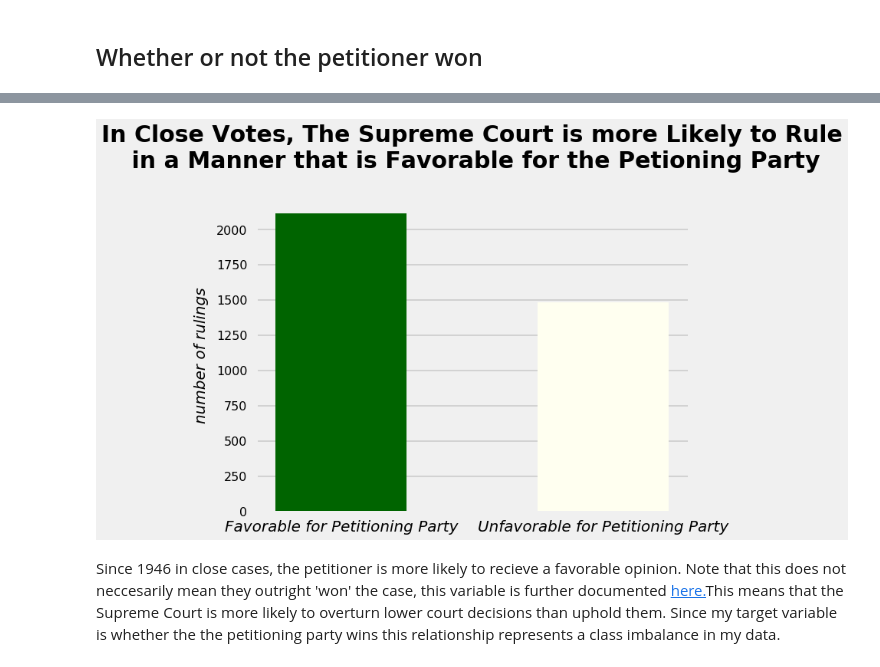
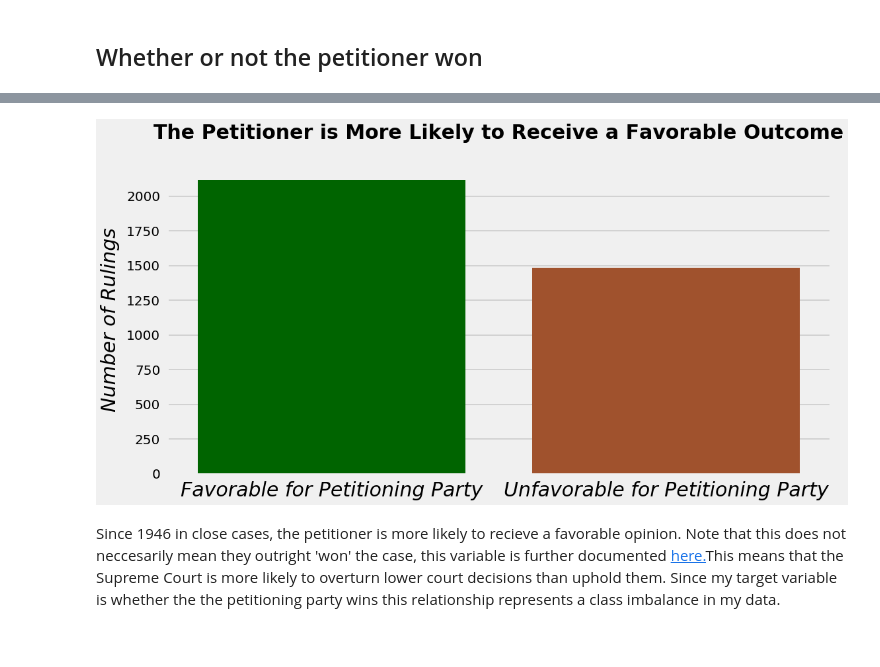
Before and after one commit to acoco10/supreme_court_predictor, a Jupyter notebook: notebooks/SC_Predictor_EDA_notebook.ipynb, the cells around one changed output, grey strips where cells are left out. Drawn from its saved outputs; the diff is of its cells as text; code cells hidden in the pictures.

```diff
--- a/notebooks/SC_Predictor_EDA_notebook.ipynb
+++ b/notebooks/SC_Predictor_EDA_notebook.ipynb
@@ -82,20 +83,21 @@ df2.partyWinning.value_counts()/len(df2) #the target variables
 Name: partyWinning, dtype: float64
 # %%
-plt.figure(figsize = (9, 7)) #figure
+plt.figure(figsize = (16, 8)) #figure
 outcome = ['Favorable for Petitioning Party', 'Unfavorable for Petitioning Party']#labels
 count = [2116, 1486]#data
-colors2 = ('darkgreen', 'ivory')#custom color pallete
-plt.bar(outcome, count, color = colors2, width = .5)#plot
-plt.title('In Close Votes, The Supreme Court is more Likely to Rule\n in a Manner that is Favorable for the Petioning Party',
+colors2 = ('darkgreen', 'sienna')#custom color pallete
+plt.bar(outcome, count, color = colors2 )#plot
+plt.title('The Petitioner is More Likely to Receive a Favorable Outcome',
           fontweight ='bold', size = 30, pad = 40, loc = 'center')# title
 #style tweaks
-plt.ylabel("number of rulings", size = 20, labelpad = 10, style = 'italic')
-plt.xticks(style = 'italic', size = 20)
+plt.ylabel("Number of Rulings", size = 30, labelpad = 10, style = 'italic')
+plt.xticks(style = 'italic', size = 30)
+plt.yticks(size = 20)
 plt.grid(axis = 'x')
 fig.tight_layout()
-plt.savefig('../images/petitioner.png', bbox_inches='tight')
+plt.savefig('../images/petitioner.png', bbox_inches='tight', transperent = True)
 # %% [output]
-[figure, old version]
+[figure, new version]
 # %% [markdown]
 Since 1946 in close cases, the petitioner is more likely to recieve a favorable opinion. Note that this does not neccesarily mean they outright 'won' the case, this variable is further documented [here.](http://scdb.wustl.edu/documentation.php?var=partyWinning)This means that the Supreme Court is more likely to overturn lower court decisions than uphold them. Since my target variable is whether the the petitioning party wins this relationship represents a class imbalance in my data.
 # %% [markdown]
```
Also changed, not shown: parts of 27 cells of this notebook, 6 other files.
